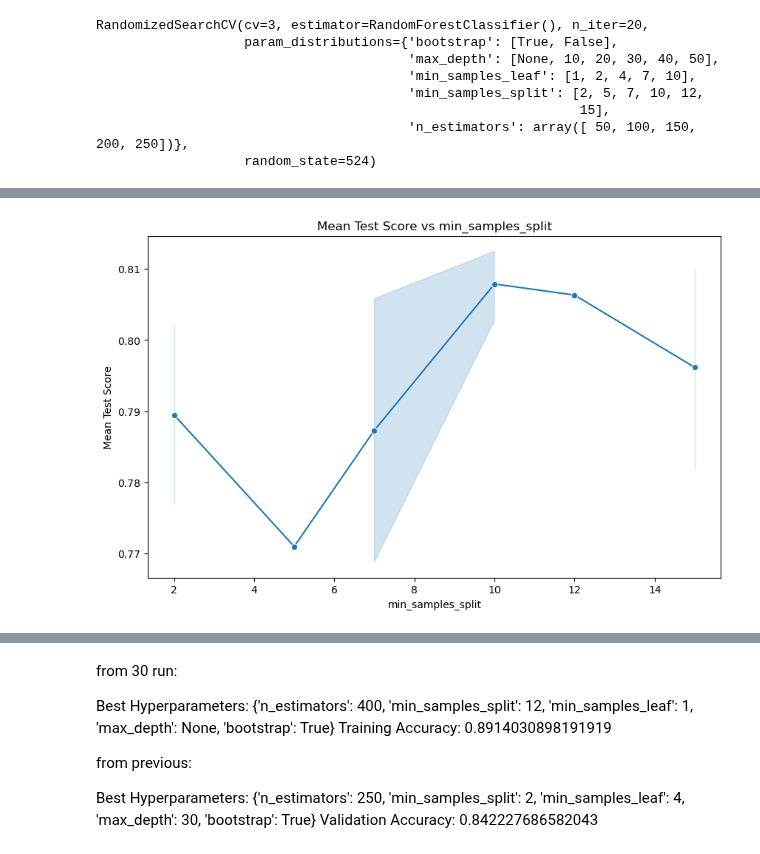
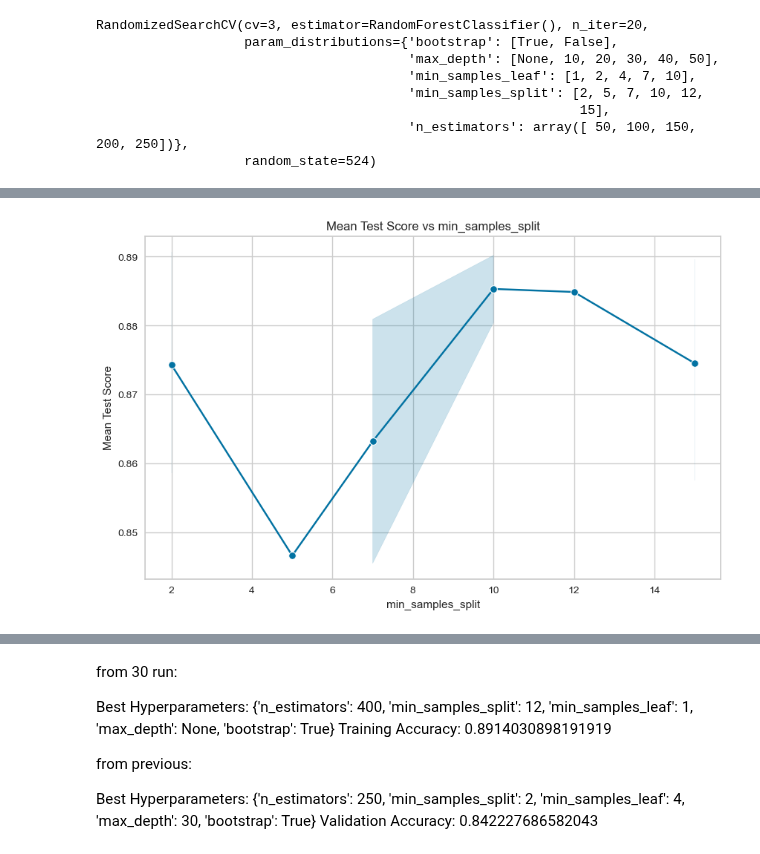
Before and after one commit to Exiger-project/Name_Of_Origin_Project-, a Jupyter notebook: StefaniModelTraining.ipynb, the cells around one changed output, grey strips where cells are left out. Drawn from its saved outputs; the diff is of its cells as text; code cells hidden in the pictures.

```diff
--- a/StefaniModelTraining.ipynb
+++ b/StefaniModelTraining.ipynb
@@ -112,13 +190,13 @@ dict_keys(['mean_fit_time', 'std_fit_time', 'mean_score_time', 'std_score_time',
 # %%
 # Plot n_estimators vs mean test score
 plt.figure(figsize = (10, 6))
-sns.lineplot(x = rf_results['param_min_samples_split'], y = rf_results['mean_test_score'], marker = 'o')
+sns.lineplot(x = results['param_min_samples_split'], y = results['mean_test_score'], marker = 'o')
 plt.title('Mean Test Score vs min_samples_split')
 plt.xlabel('min_samples_split')
 plt.ylabel('Mean Test Score')
 plt.show()
 # %% [output]
-[figure, old version]
+[figure, new version]
 # %%
 # # as a bar chart
 # plt.figure(figsize = (10, 6))
```
Also changed, not shown: parts of 34 cells of this notebook.
